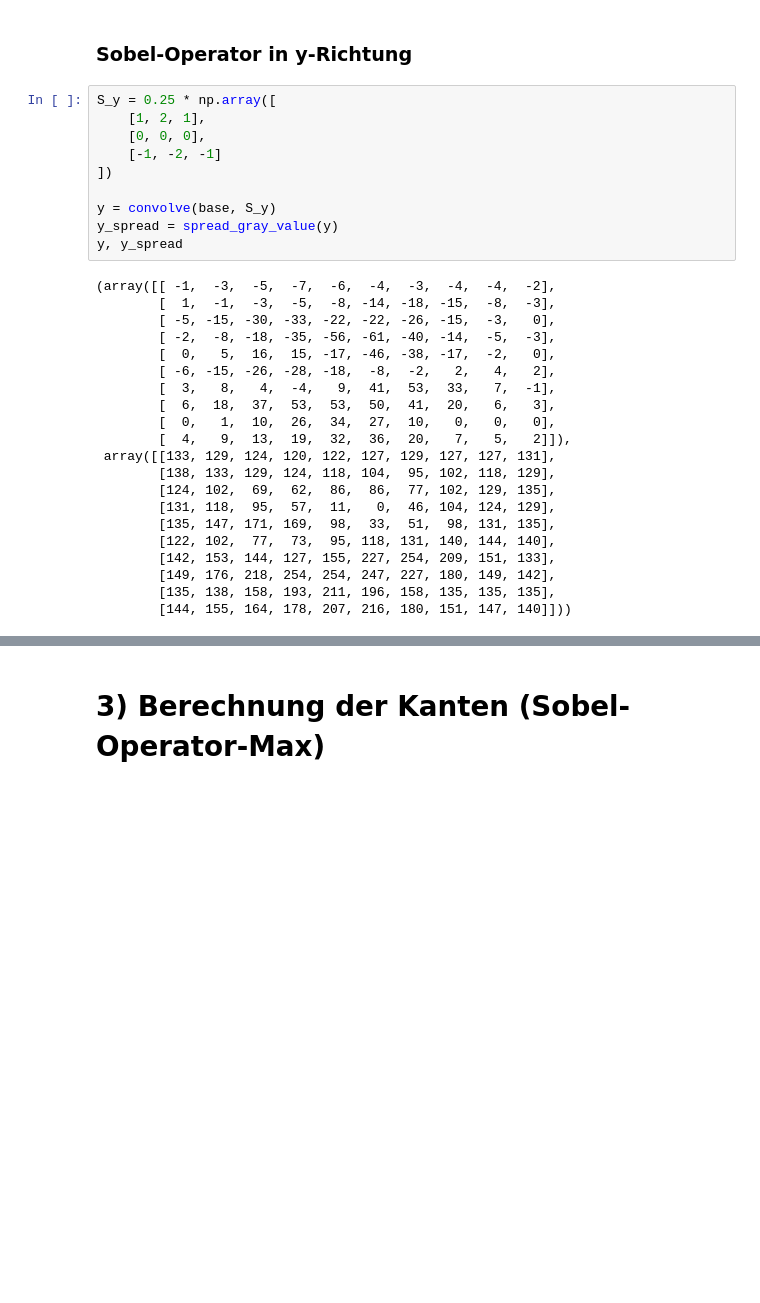
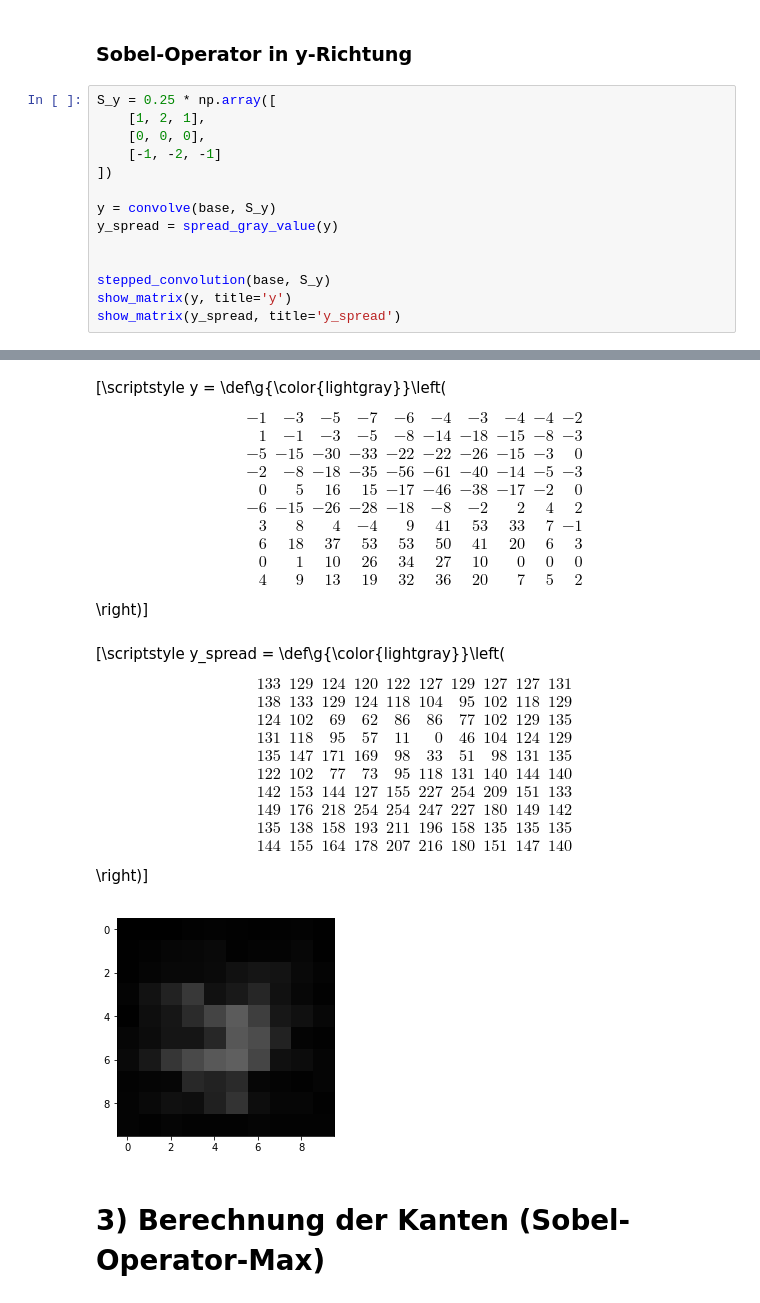
Before and after one commit to burknator/medizintechnik, a Jupyter notebook: Sobel-Operator.ipynb, the cells around one changed output, grey strips where cells are left out. Saved outputs shown, nothing was run; the diff lists cells and outputs as text; blank space fills up the shorter version.

```diff
--- a/Sobel-Operator.ipynb
+++ b/Sobel-Operator.ipynb
@@ -134,25 +112,9 @@ S_y = 0.25 * np.array([
 
 y = convolve(base, S_y)
 y_spread = spread_gray_value(y)
-y, y_spread
+
+
+stepped_convolution(base, S_y)
+show_matrix(y, title='y')
+show_matrix(y_spread, title='y_spread')
 # %% [output]
-(array([[ -1,  -3,  -5,  -7,  -6,  -4,  -3,  -4,  -4,  -2],
-        [  1,  -1,  -3,  -5,  -8, -14, -18, -15,  -8,  -3],
-        [ -5, -15, -30, -33, -22, -22, -26, -15,  -3,   0],
-        [ -2,  -8, -18, -35, -56, -61, -40, -14,  -5,  -3],
-        [  0,   5,  16,  15, -17, -46, -38, -17,  -2,   0],
-        [ -6, -15, -26, -28, -18,  -8,  -2,   2,   4,   2],
-        [  3,   8,   4,  -4,   9,  41,  53,  33,   7,  -1],
-        [  6,  18,  37,  53,  53,  50,  41,  20,   6,   3],
-        [  0,   1,  10,  26,  34,  27,  10,   0,   0,   0],
-        [  4,   9,  13,  19,  32,  36,  20,   7,   5,   2]]),
- array([[133, 129, 124, 120, 122, 127, 129, 127, 127, 131],
-        [138, 133, 129, 124, 118, 104,  95, 102, 118, 129],
-        [124, 102,  69,  62,  86,  86,  77, 102, 129, 135],
-        [131, 118,  95,  57,  11,   0,  46, 104, 124, 129],
-        [135, 147, 171, 169,  98,  33,  51,  98, 131, 135],
-        [122, 102,  77,  73,  95, 118, 131, 140, 144, 140],
-        [142, 153, 144, 127, 155, 227, 254, 209, 151, 133],
-        [149, 176, 218, 254, 254, 247, 227, 180, 149, 142],
-        [135, 138, 158, 193, 211, 196, 158, 135, 135, 135],
-        [144, 155, 164, 178, 207, 216, 180, 151, 147, 140]]))
@@ -159,3 +124,6 @@ y, y_spread
+\[\scriptstyle y =  \def\g{\color{lightgray}}\left(\begin{array}{rrrrrrrrrr}-1 & -3 & -5 & -7 & -6 & -4 & -3 & -4 & -4 & -2\\1 & -1 & -3 & -5 & -8 & -14 & -18 & -15 & -8 & -3\\-5 & -15 & -30 & -33 & -22 & -22 & -26 & -15 & -3 & 0\\-2 & -8 & -18 & -35 & -56 & -61 & -40 & -14 & -5 & -3\\0 & 5 & 16 & 15 & -17 & -46 & -38 & -17 & -2 & 0\\-6 & -15 & -26 & -28 & -18 & -8 & -2 & 2 & 4 & 2\\3 & 8 & 4 & -4 & 9 & 41 & 53 & 33 & 7 & -1\\6 & 18 & 37 & 53 & 53 & 50 & 41 & 20 & 6 & 3\\0 & 1 & 10 & 26 & 34 & 27 & 10 & 0 & 0 & 0\\4 & 9 & 13 & 19 & 32 & 36 & 20 & 7 & 5 & 2\end{array}\right)\]
+\[\scriptstyle y\_spread =  \def\g{\color{lightgray}}\left(\begin{array}{rrrrrrrrrr}133 & 129 & 124 & 120 & 122 & 127 & 129 & 127 & 127 & 131\\138 & 133 & 129 & 124 & 118 & 104 & 95 & 102 & 118 & 129\\124 & 102 & 69 & 62 & 86 & 86 & 77 & 102 & 129 & 135\\131 & 118 & 95 & 57 & 11 & 0 & 46 & 104 & 124 & 129\\135 & 147 & 171 & 169 & 98 & 33 & 51 & 98 & 131 & 135\\122 & 102 & 77 & 73 & 95 & 118 & 131 & 140 & 144 & 140\\142 & 153 & 144 & 127 & 155 & 227 & 254 & 209 & 151 & 133\\149 & 176 & 218 & 254 & 254 & 247 & 227 & 180 & 149 & 142\\135 & 138 & 158 & 193 & 211 & 196 & 158 & 135 & 135 & 135\\144 & 155 & 164 & 178 & 207 & 216 & 180 & 151 & 147 & 140\end{array}\right)\]
+[figure, added]
 # %% [markdown]
 # 3) Berechnung der Kanten (Sobel-Operator-Max)
 # %%
```
Also changed, not shown: parts of 5 cells of this notebook, 4 other files.
